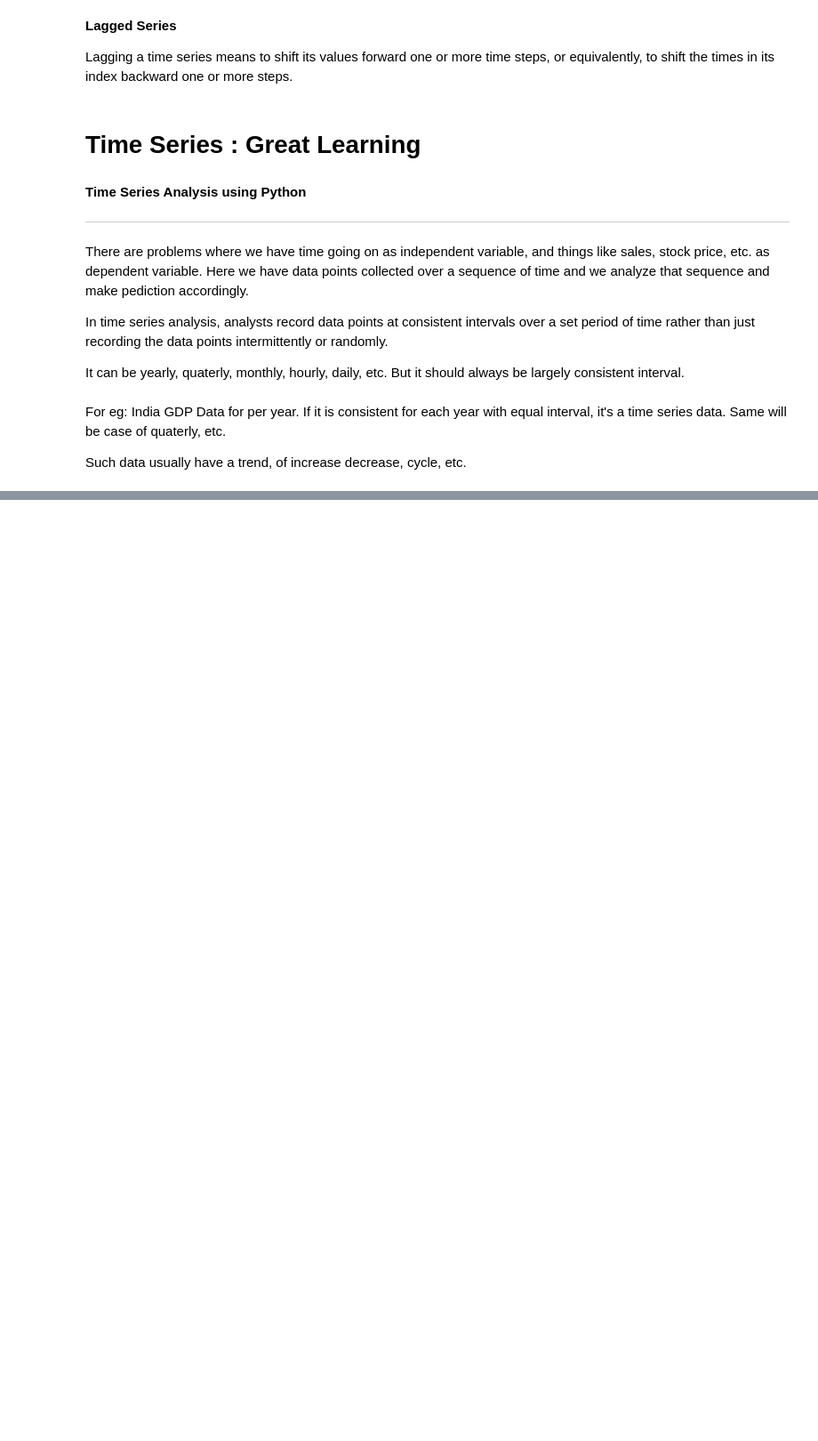
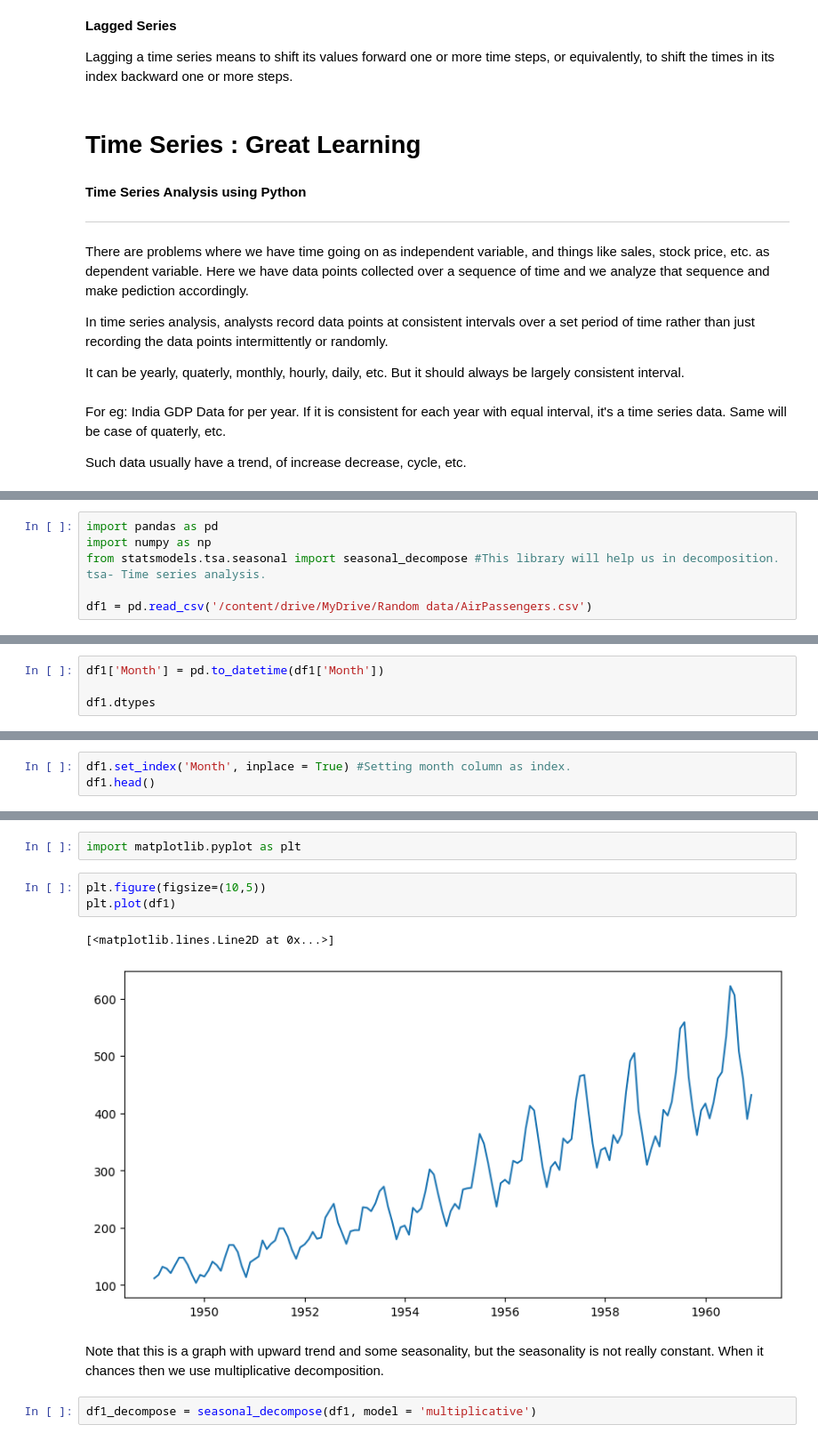
Before and after one commit to akashsinghsharma/python-notes, a Jupyter notebook: Time_Series_Analysis.ipynb, the cells around one changed output, grey strips where cells are left out. Shown: that part at 89% size. Drawn from its saved outputs; the diff is of its cells as text; blank space fills up the shorter version.

```diff
--- a/Time_Series_Analysis.ipynb
+++ b/Time_Series_Analysis.ipynb
@@ -28,0 +68,6 @@ Such data usually have a trend, of increase decrease, cycle, etc.
+# %%
+import pandas as pd
+import numpy as np
+from statsmodels.tsa.seasonal import seasonal_decompose #This library will help us in decomposition. tsa- Time series analysis.
+
+df1 = pd.read_csv('/content/drive/MyDrive/Random data/AirPassengers.csv')
@@ -28,0 +82,4 @@ Such data usually have a trend, of increase decrease, cycle, etc.
+# %%
+df1['Month'] = pd.to_datetime(df1['Month'])
+
+df1.dtypes
@@ -28,0 +90,3 @@ Such data usually have a trend, of increase decrease, cycle, etc.
+# %%
+df1.set_index('Month', inplace = True) #Setting month column as index.
+df1.head()
@@ -28,0 +101,12 @@ Such data usually have a trend, of increase decrease, cycle, etc.
+# %%
+import matplotlib.pyplot as plt
+# %%
+plt.figure(figsize=(10,5))
+plt.plot(df1)
+# %% [output]
+[<matplotlib.lines.Line2D at 0x...>]
+[figure, added]
+# %% [markdown]
+Note that this is a graph with upward trend and some seasonality, but the seasonality is not really constant. When it chances then we use multiplicative decomposition.
+# %%
+df1_decompose = seasonal_decompose(df1, model = 'multiplicative')
```
Also changed, not shown: parts of 9 cells of this notebook.
